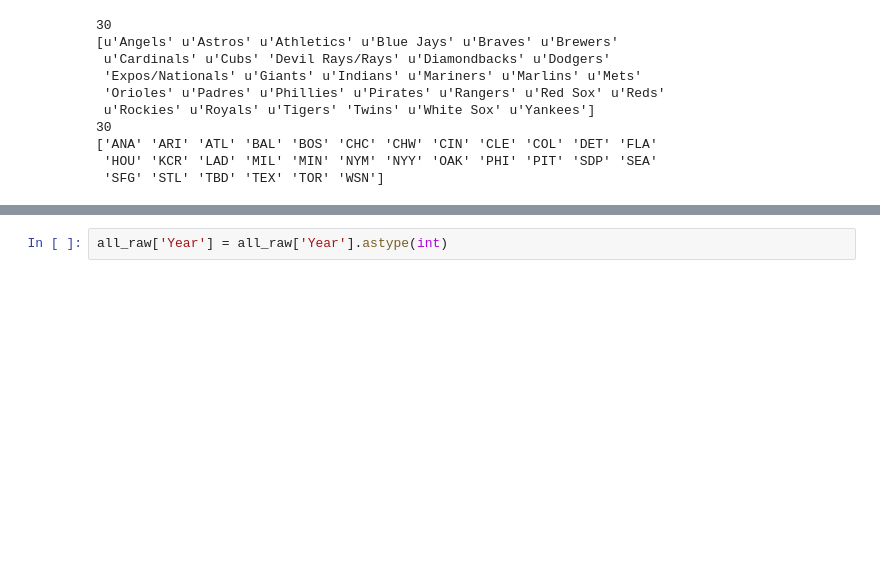
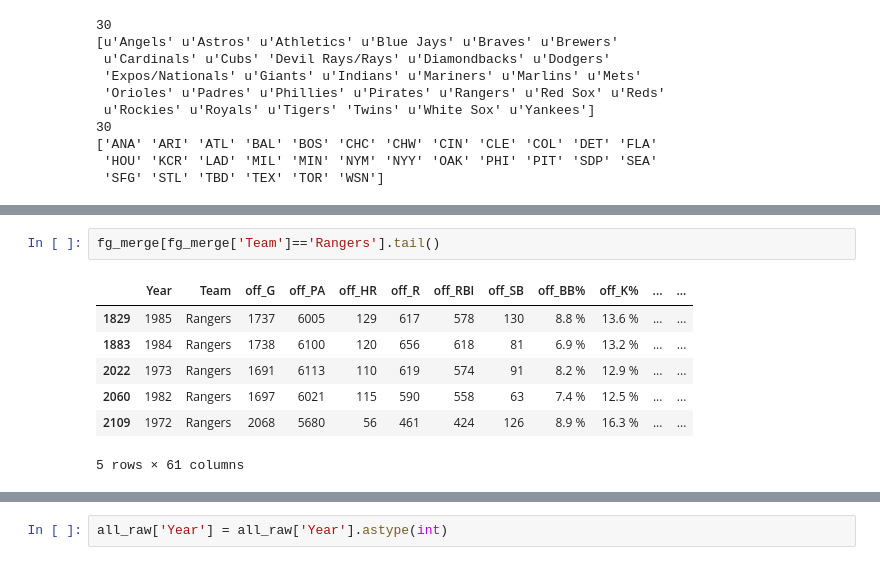
Before and after one commit to lukeremy/codex, a Jupyter notebook: baseball/Baseball data wrangle.ipynb, the cells around one changed output, grey strips where cells are left out. Saved outputs shown, nothing was run; the diff lists cells and outputs as text; blank space fills up the shorter version.

```diff
--- a/baseball/Baseball data wrangle.ipynb
+++ b/baseball/Baseball data wrangle.ipynb
@@ -303,0 +314,10 @@ all_raw.head()
+# %%
+fg_merge[fg_merge['Team']=='Rangers'].tail()
+# %% [output]
+|  | Year | Team | off_G | off_PA | off_HR | off_R | off_RBI | off_SB | off_BB% | off_K% | ... | ... |
+| 1829 | 1985 | Rangers | 1737 | 6005 | 129 | 617 | 578 | 130 | 8.8 % | 13.6 % | ... | ... |
+| 1883 | 1984 | Rangers | 1738 | 6100 | 120 | 656 | 618 | 81 | 6.9 % | 13.2 % | ... | ... |
+| 2022 | 1973 | Rangers | 1691 | 6113 | 110 | 619 | 574 | 91 | 8.2 % | 12.9 % | ... | ... |
+| 2060 | 1982 | Rangers | 1697 | 6021 | 115 | 590 | 558 | 63 | 7.4 % | 12.5 % | ... | ... |
+| 2109 | 1972 | Rangers | 2068 | 5680 | 56 | 461 | 424 | 126 | 8.9 % | 16.3 % | ... | ... |
+5 rows × 61 columns
```
Also changed, not shown: parts of 11 cells of this notebook, 1 other file.
